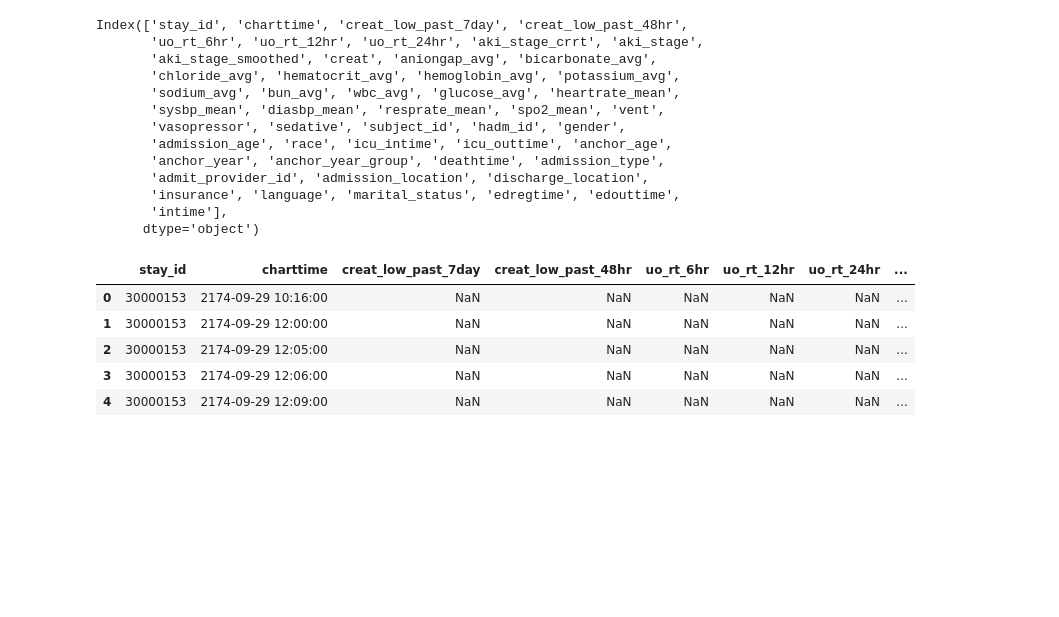
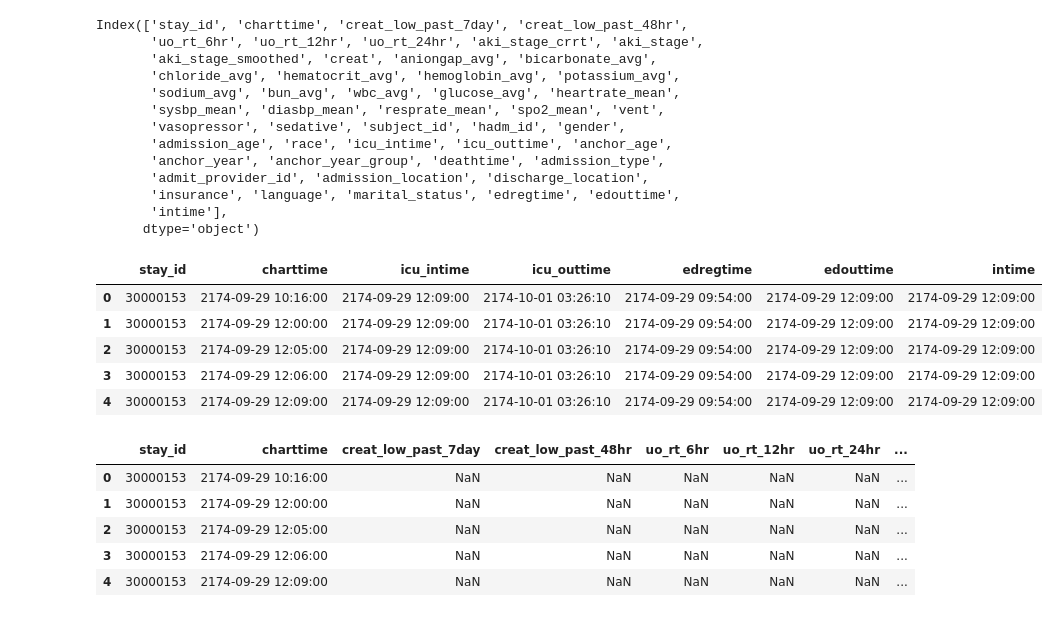
Before and after one commit to charicf/DoctorDisease2.0_AKI, a Jupyter notebook: ml_model/preprocessing.ipynb, the cells around one changed output. Drawn from its saved outputs; the diff is of its cells as text; code cells hidden in the pictures; blank space fills up the shorter version.

```diff
--- a/ml_model/preprocessing.ipynb
+++ b/ml_model/preprocessing.ipynb
@@ -1124,6 +1124,15 @@ Index(['stay_id', 'charttime', 'creat_low_past_7day', 'creat_low_past_48hr',
        'insurance', 'language', 'marital_status', 'edregtime', 'edouttime',
        'intime'],
       dtype='object')
+# %%
+merged_data[['stay_id','charttime','icu_intime','icu_outtime','edregtime','edouttime','intime']].head()
+# %% [output]
+|  | stay_id | charttime | icu_intime | icu_outtime | edregtime | edouttime | intime |
+| 0 | 30000153 | 2174-09-29 10:16:00 | 2174-09-29 12:09:00 | 2174-10-01 03:26:10 | 2174-09-29 09:54:00 | 2174-09-29 12:09:00 | 2174-09-29 12:09:00 |
+| 1 | 30000153 | 2174-09-29 12:00:00 | 2174-09-29 12:09:00 | 2174-10-01 03:26:10 | 2174-09-29 09:54:00 | 2174-09-29 12:09:00 | 2174-09-29 12:09:00 |
+| 2 | 30000153 | 2174-09-29 12:05:00 | 2174-09-29 12:09:00 | 2174-10-01 03:26:10 | 2174-09-29 09:54:00 | 2174-09-29 12:09:00 | 2174-09-29 12:09:00 |
+| 3 | 30000153 | 2174-09-29 12:06:00 | 2174-09-29 12:09:00 | 2174-10-01 03:26:10 | 2174-09-29 09:54:00 | 2174-09-29 12:09:00 | 2174-09-29 12:09:00 |
+| 4 | 30000153 | 2174-09-29 12:09:00 | 2174-09-29 12:09:00 | 2174-10-01 03:26:10 | 2174-09-29 09:54:00 | 2174-09-29 12:09:00 | 2174-09-29 12:09:00 |
 # %%
 merged_data.head()
 # %% [output]
```
Also changed, not shown: parts of 15 cells of this notebook.
